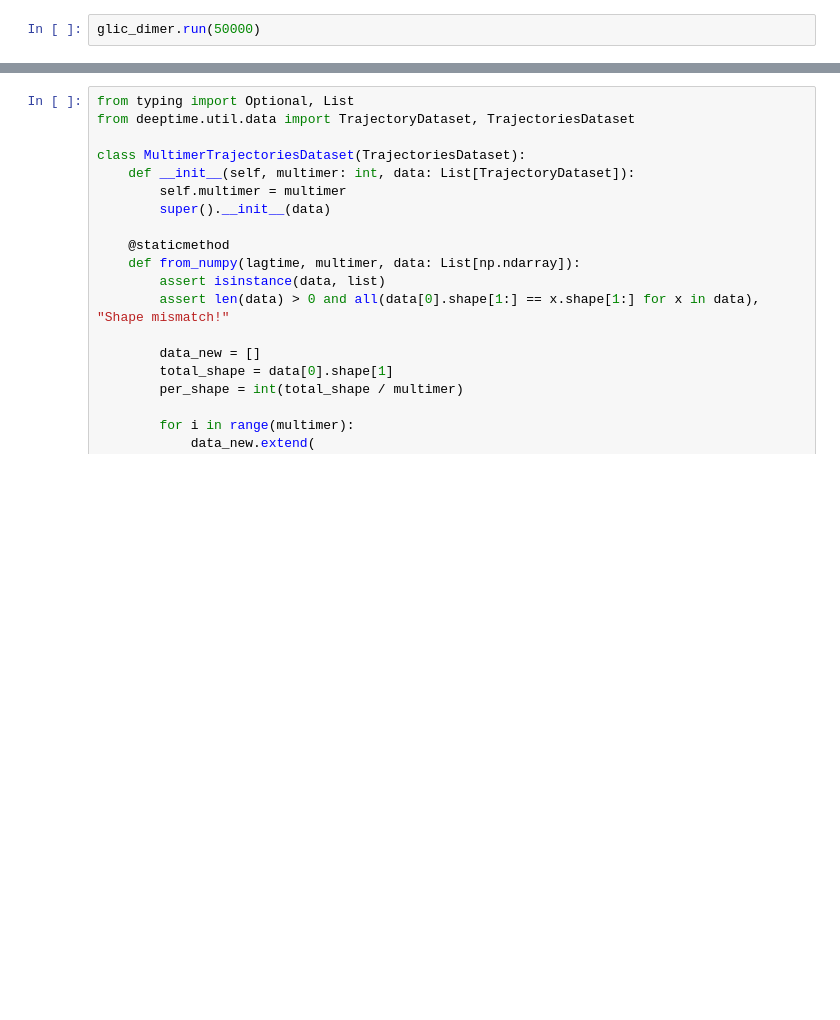
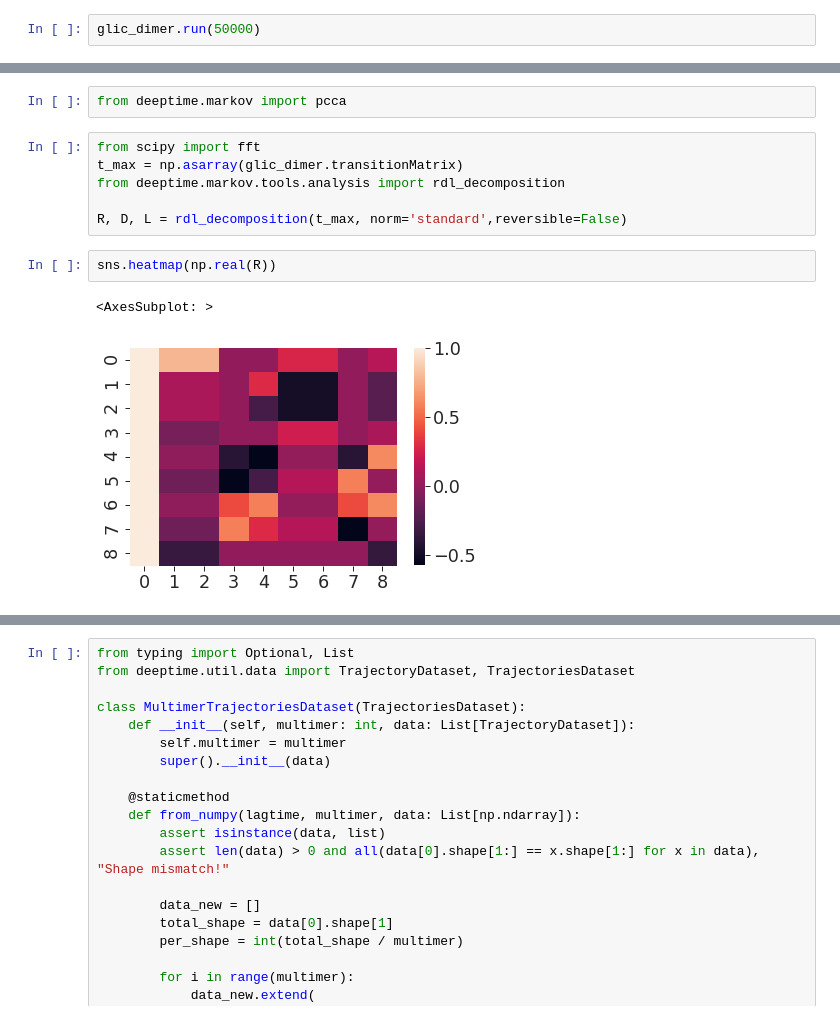
Before and after one commit to yuxuanzhuang/msm_a7_nachrs, a Jupyter notebook: Examples/dimer.ipynb, the cells around one changed output, grey strips where cells are left out. Drawn from its saved outputs; the diff is of its cells as text; blank space fills up the shorter version.

```diff
--- a/Examples/dimer.ipynb
+++ b/Examples/dimer.ipynb
@@ -142,0 +147,13 @@ plt.savefig("assets/transition_matrix_dimer.pdf", dpi=300, transparent=True)
+# %%
+from deeptime.markov import pcca
+# %%
+from scipy import fft
+t_max = np.asarray(glic_dimer.transitionMatrix)
+from deeptime.markov.tools.analysis import rdl_decomposition
+
+R, D, L = rdl_decomposition(t_max, norm='standard',reversible=False)
+# %%
+sns.heatmap(np.real(R))
+# %% [output]
+<AxesSubplot: >
+[figure, added]
```
Also changed, not shown: parts of 45 cells of this notebook, 21 other files.
